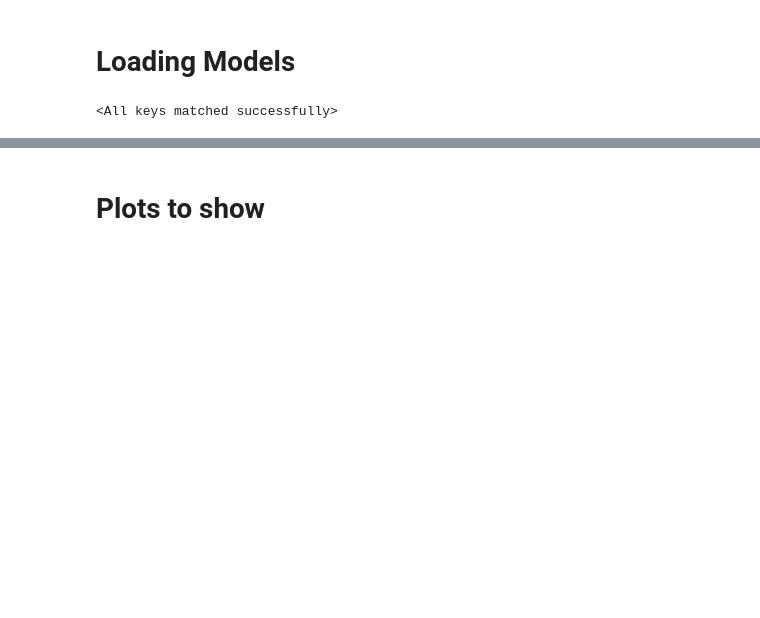
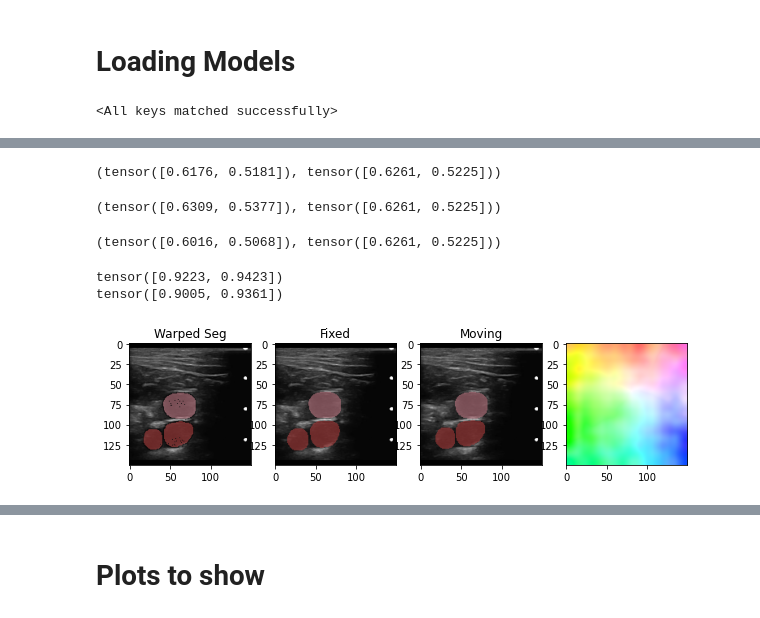
Before and after one commit to TillNicke/KD-for-optical-flow, a Jupyter notebook: Compare Models.ipynb, the cells around one changed output, grey strips where cells are left out. Saved outputs shown, nothing was run; the diff lists cells and outputs as text; code cells hidden in the pictures; blank space fills up the shorter version.

```diff
--- a/Compare Models.ipynb
+++ b/Compare Models.ipynb
@@ -103,7 +208,7 @@ def evaluate_model(model):
 # %% [markdown]
 # Loading Models
 # %%
-W,H = (150,150)
+https://www.google.com/maps/place/Studio+-+Kino/@53.5602838,9.9581096,14.42z/data=!4m5!3m4!1s0x47b18f68bddfd8c7:0xd8fd3a644241fd08!8m2!3d53.5572767!4d9.9583775W,H = (150,150)
 o_m = H//4
 o_n = W//4
 ogrid_xy = F.affine_grid(torch.eye(2,3).unsqueeze(0),(1,1,o_m,o_n)).view(1,1,-1,2).cuda()
@@ -238,0 +360,59 @@ This model has an average Dice of 0.7112 mit Variance: 0.03375. The unwarped Mea
+# %%
+eval_flownet(flownet)
+# %% [output]
+(tensor([0.6176, 0.5181]), tensor([0.6261, 0.5225]))
+# %%
+eval_pwcnet(pwc)
+# %% [output]
+(tensor([0.6309, 0.5377]), tensor([0.6261, 0.5225]))
+# %%
+eval_baseline()
+# %% [output]
+(tensor([0.6016, 0.5068]), tensor([0.6261, 0.5225]))
+# %%
+scale=1
+idx = 100
+fixed = imgs[idx:idx+1,0,:].unsqueeze(0).float()
+moving = imgs[idx:idx+1,1,:].unsqueeze(0).float()
+
+fixed_seg = segs[idx:idx+1,0,:].contiguous()
+moving_seg = segs[idx:idx+1,1,:].contiguous()
+
+if len(torch.where(torch.histc(fixed_seg) != 0)[0]) == 3 and fixed_seg.max() <= 1:
+    fixed_seg = fixed_seg*2
+if len(torch.where(torch.histc(moving_seg) != 0)[0]) == 3 and moving_seg.max() <= 1:
+    moving_seg = moving_seg*2
+
+teacher_fixed = F.interpolate(fixed, size=(scale*64,scale*64), mode='bicubic')
+teacher_moving = F.interpolate(moving, size=(scale*64,scale*64), mode='bicubic')
+# Generate the teacher flow estimation
+pwc_flow_in = preprocessing_pwc(teacher_fixed.detach().clone().reshape(scale*64,scale*64,1),teacher_moving.detach().clone().reshape(scale*64,scale*64,1)).cuda()
+
+pwc_flow = pwc(pwc_flow_in)
+pwc_flow = pwc_flow[0] * 25.0
+
+pwc_flow = F.interpolate(pwc_flow.unsqueeze(0), size=(H,W), mode='bicubic')
+# warp the segmentations with pwc flow
+warped_pwc_seg = warp(moving_seg.float().unsqueeze(0).cuda(), pwc_flow.cuda()).cpu()
+
+
+d1 = dice_coeff(warped_pwc_seg.squeeze(),fixed_seg,3)
+d2 = dice_coeff(moving_seg,fixed_seg,3)
+print(d1)
+print(d2)
+# %% [output]
+tensor([0.9223, 0.9423])
+tensor([0.9005, 0.9361])
+# %%
+fix,ax = plt.subplots(1,4, figsize=(10,10))
+ax[0].imshow(overlaySegment(fixed.squeeze(), warped_pwc_seg.squeeze()))
+ax[0].set_title('Warped Seg')
+ax[1].imshow(overlaySegment(fixed.squeeze(), fixed_seg.squeeze()))
+ax[1].set_title('Fixed')
+ax[2].imshow(overlaySegment(moving.squeeze(), moving_seg.squeeze()))
+ax[2].set_title('Moving')
+ax[3].imshow(showFlow(pwc_flow.detach().cpu()))
+
+plt.show()
+# %% [output]
+[figure, added]
```
Also changed, not shown: parts of 18 cells of this notebook, 3 other files.
